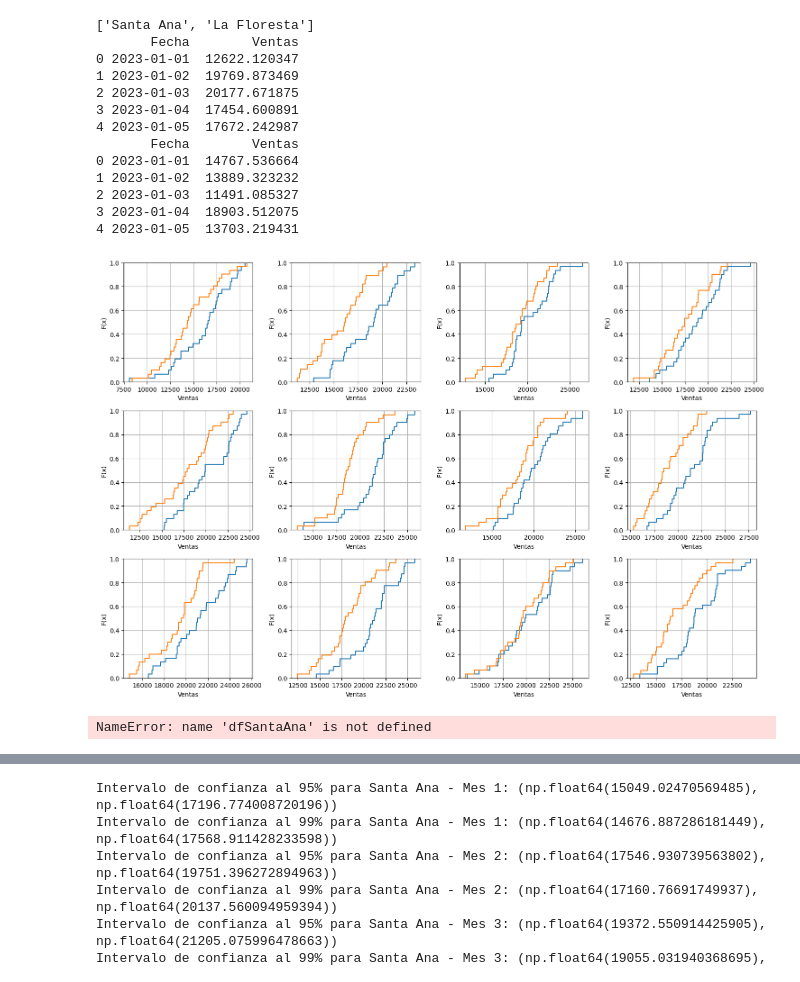
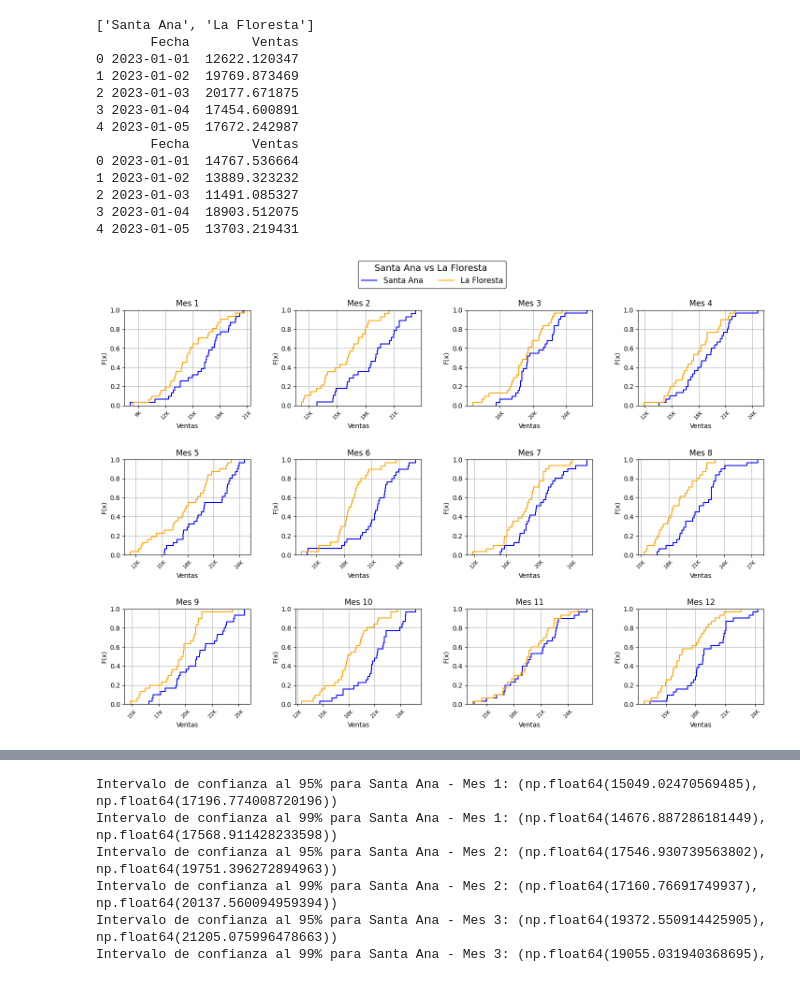
Before and after one commit to martinbrocca/CEIA-PEIA, a Jupyter notebook: TP3/TP3.ipynb, the cells around one changed output, grey strips where cells are left out. Saved outputs shown, nothing was run; the diff lists cells and outputs as text; code cells hidden in the pictures.

```diff
--- a/TP3/TP3.ipynb
+++ b/TP3/TP3.ipynb
@@ -68,29 +115,5 @@ def plot_ecdf_por_mes(df1, tienda1, df2, tienda2):
 # %%
-plot_ecdf_por_mes(dfSantaAna_mensual, 'Santa Ana', dfLaFloresta_mensual, 'La Floresta')
+plot_por_mes(dfSantaAna_mensual, 'Santa Ana', dfLaFloresta_mensual, 'La Floresta', 'ecdf')
 # %% [output]
-[figure, old version]
+[figure, new version]
-# %%
-meses = dfSantaAna['mes'].unique()
-meses = sorted(meses)
-
-plt.figure(figsize=(15, 10))
-for i, mes in enumerate(meses, 1):
-    ventas_mes_santaAna = dfSantaAna[dfSantaAna['mes'] == mes]['Ventas'].dropna()
-    ventas_mes_LaFloresta = dfLaFloresta[dfLaFloresta['mes'] == mes]['Ventas'].dropna()
-    x = np.sort(ventas_mes_santaAna)
-    y = np.arange(1, len(x)+1) / len(x)
-
-    plt.subplot(3, 4, i)
-    #plt.step(x, y, where='post')
-    sns.ecdfplot(ventas_mes_santaAna)
-    sns.ecdfplot(ventas_mes_LaFloresta)
-    #plt.title(f'{tienda} - Mes {mes}')
-    plt.xlabel('Ventas')
-    plt.ylabel('F(x)')
-    plt.grid(True)
-
-plt.tight_layout()
-plt.show()
-# %% [output]
-NameError: name 'dfSantaAna' is not defined
 # %%
```
Also changed, not shown: parts of 10 cells of this notebook.
